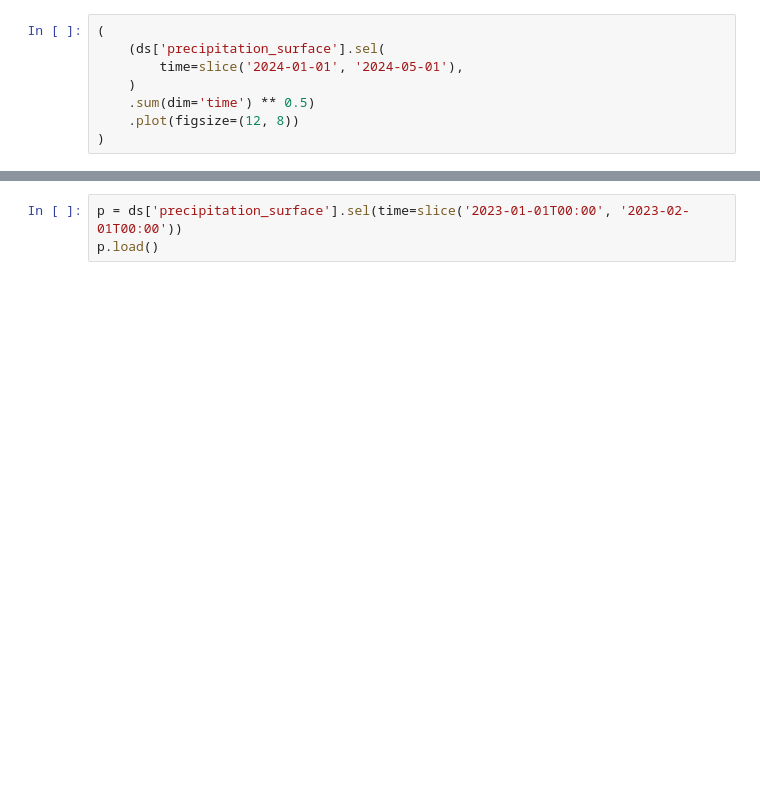
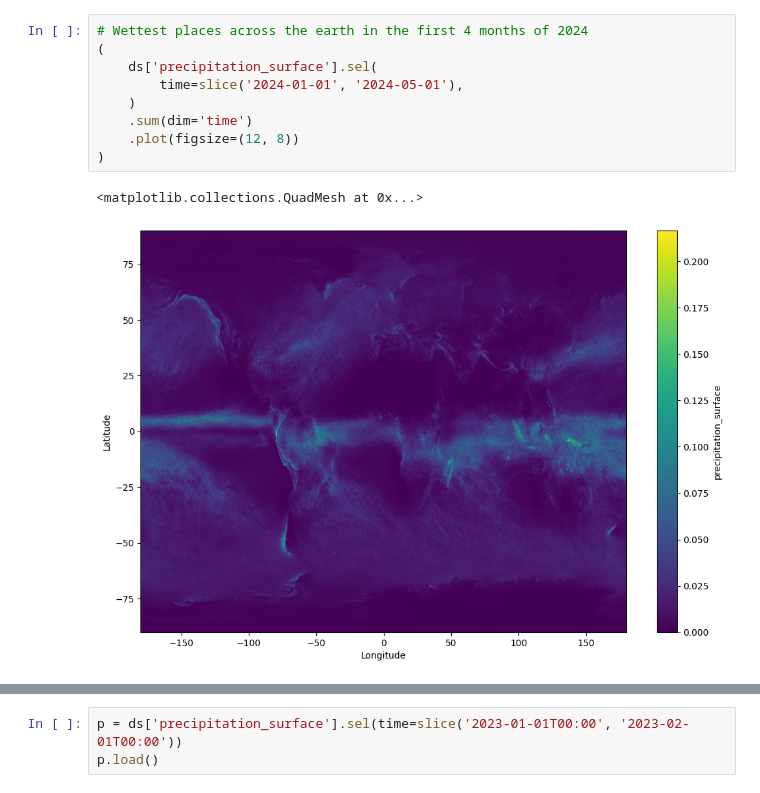
Before and after one commit to dynamical-org/notebooks, a Jupyter notebook: gfs-explore.ipynb, the cells around one changed output, grey strips where cells are left out. Drawn from its saved outputs; the diff is of its cells as text; blank space fills up the shorter version.

```diff
--- a/gfs-explore.ipynb
+++ b/gfs-explore.ipynb
@@ -34,11 +109,15 @@ tmp_april_2024 = ds['temperature_surface'].sel(time='2024-04').mean(dim='time')
 # %%
+# Wettest places across the earth in the first 4 months of 2024
 (
-    (ds['precipitation_surface'].sel(
+    ds['precipitation_surface'].sel(
         time=slice('2024-01-01', '2024-05-01'),
     )
-    .sum(dim='time') ** 0.5)
+    .sum(dim='time')
     .plot(figsize=(12, 8))
 )
+# %% [output]
+<matplotlib.collections.QuadMesh at 0x...>
+[figure, added]
 # %%
 wind_speed = (ds['wind_u_10m_above_ground']**2 + ds['wind_v_10m_above_ground']**2) ** 0.5
 wind_speed.sel(time='2024-04-10T00').plot(figsize=(13, 8), cmap='YlGnBu_r')
```
Also changed, not shown: parts of 11 cells of this notebook, 1 other file.
